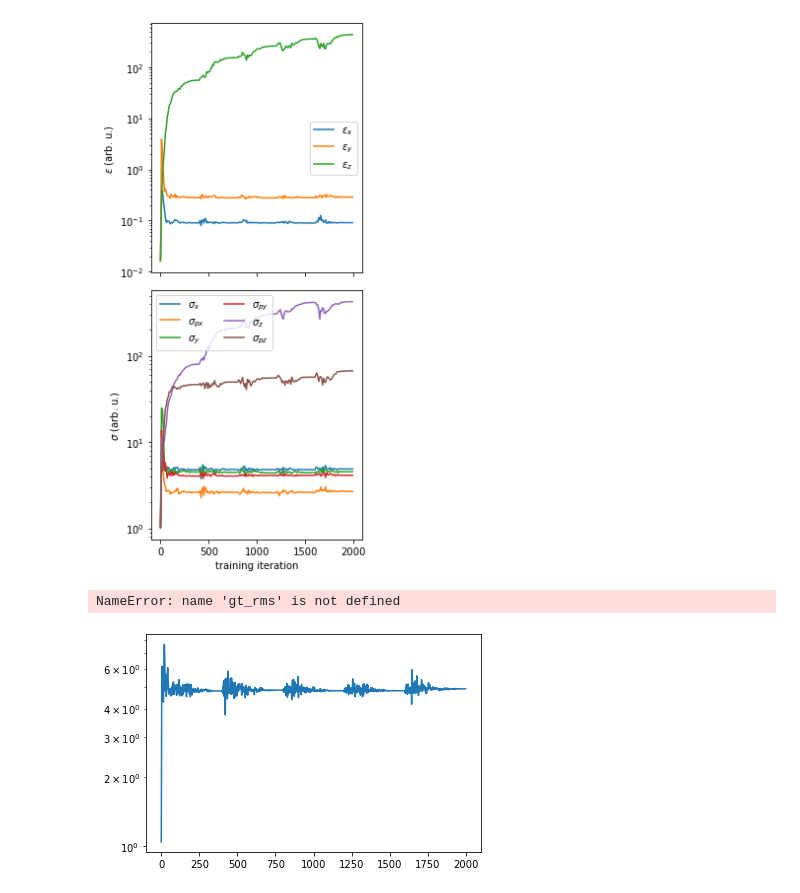
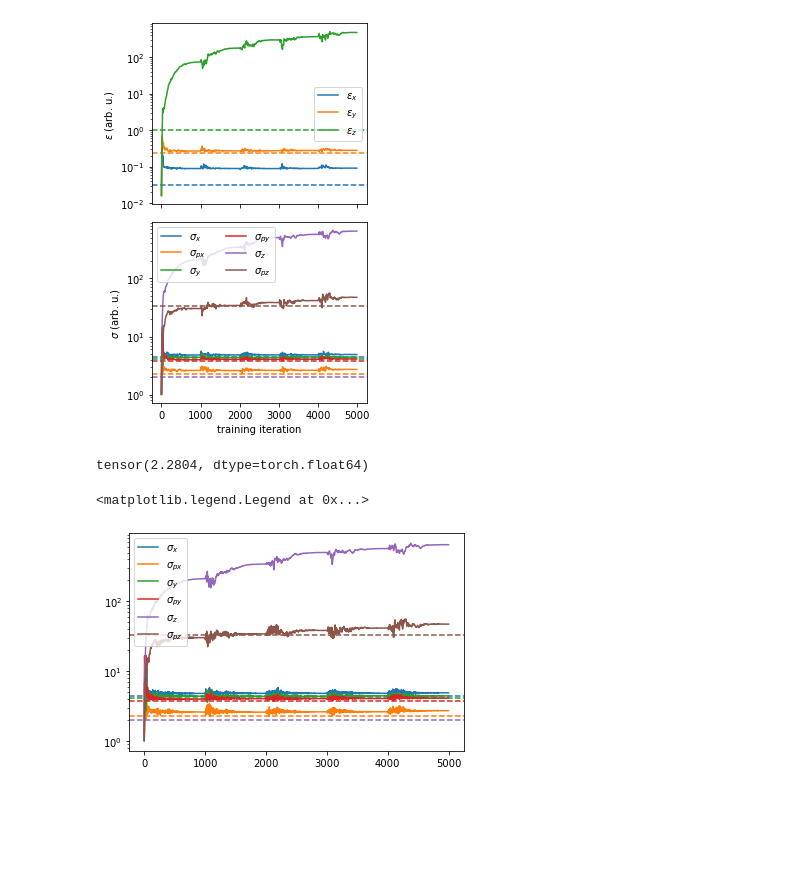
Before and after one commit to roussel-ryan/gpsr, a Jupyter notebook: lagrange/analysis_convergence.ipynb, the cells around one changed output. Drawn from its saved outputs; the diff is of its cells as text; code cells hidden in the pictures; blank space fills up the shorter version.

```diff
--- a/lagrange/analysis_convergence.ipynb
+++ b/lagrange/analysis_convergence.ipynb
@@ -4,7 +4,7 @@ import matplotlib.pyplot as plt
 import sys
 sys.path.append("../")
 
-data = torch.load("alpha_1e-3_snapshot_lr_01/loss_log.pt")
+data = torch.load("alpha_1000/loss_log.pt")
 
 #train_dset = torch.load("alpha_1e-3/train.dset")
 #print(len(train_dset))
@@ -17,38 +14,55 @@ cov = torch.cat([ele[-2].unsqueeze(0) for ele in data])
+# %%
+# get predicted covariances
+cov = torch.cat([ele[-2].unsqueeze(0) for ele in data])
+total_loss = torch.cat([(ele[0] + ele[1]).unsqueeze(0) for ele in data])
+
+# get gt cov
+gt_cov = torch.cov(gt_initial_beam.data.T)*1e6
+gt_rms = torch.diag(gt_cov)
+
+gt_emits = []
+for i in range(3):
+    g = i*2
+    gt_emits.append(torch.det(gt_cov[g:g+2,g:g+2]).sqrt())
 # %%
 # plot emit_x
 emits = []
 for i in range(3):
     g = i*2
     emits.append(torch.det(cov[:, g:g+2,g:g+2]).sqrt())
 
 fig,(ax, ax2) = plt.subplots(2,1, sharex="all")
-fig.set_size_inches(4,8)
+fig.set_size_inches(4,6)
 labels = ["x", "y", "z"]
 mean_energy = 65
 scale = 1
 idx = slice(0, len(emits[0]), 10)
 t = torch.arange(len(emits[0]))[idx]
 for i in range(3):
     ax.semilogy(t, emits[i].cpu().detach()[idx] * scale / mean_energy,
                 label=f"$\epsilon_{labels[i]}$",
                 c=f"C{i}")
+    ax.axhline(gt_emits[i].cpu().detach() * scale / mean_energy,ls='--',c=f"C{i}")
+
 
 sigmas = []
 labels = ["x", "px", "y", "py", "z", "pz"]
 for i in range(6):
     sigmas.append(cov[:,i,i].sqrt())
     ax2.semilogy(t, sigmas[-1].cpu().detach()[idx],label=f"$\sigma_{{{labels[i]}}}$",
                 c=f"C{i}")
+    ax2.axhline(gt_rms[i].sqrt(), ls='--', c=f"C{i}")
+
 
 ax.set_ylabel("$\epsilon$ (arb. u.)")
 ax2.set_ylabel("$\sigma$ (arb. u.)")
 ax2.set_xlabel("training iteration")
 ax.legend()
 ax2.legend(ncol=2, loc=2)
 fig.tight_layout()
 #fig.savefig("convergence.svg")
 # %% [output]
-[figure, old version]
+[figure, new version]
 # %%
 sigmas = []
 fig,ax = plt.subplots()
@@ -62,5 +76,6 @@ for i in range(6):
 print(gt_rms[-i].sqrt())
 ax.legend()
 # %% [output]
-NameError: name 'gt_rms' is not defined
+tensor(2.2804, dtype=torch.float64)
+<matplotlib.legend.Legend at 0x...>
-[figure, old version]
+[figure, new version]
```
Also changed, not shown: parts of 1 cell of this notebook, 4 other files.
